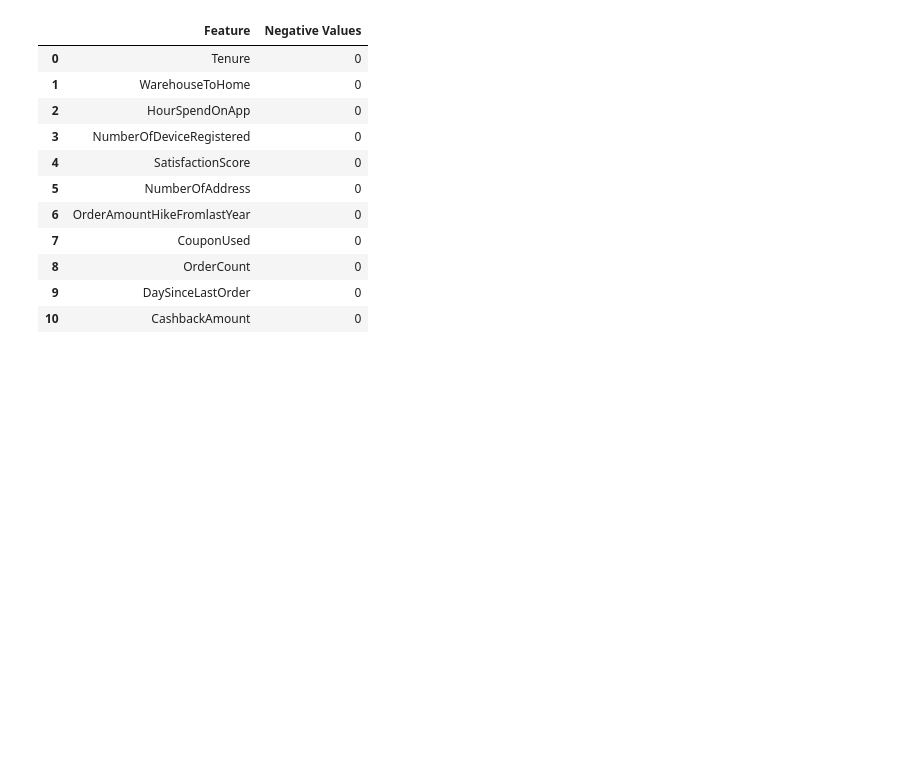
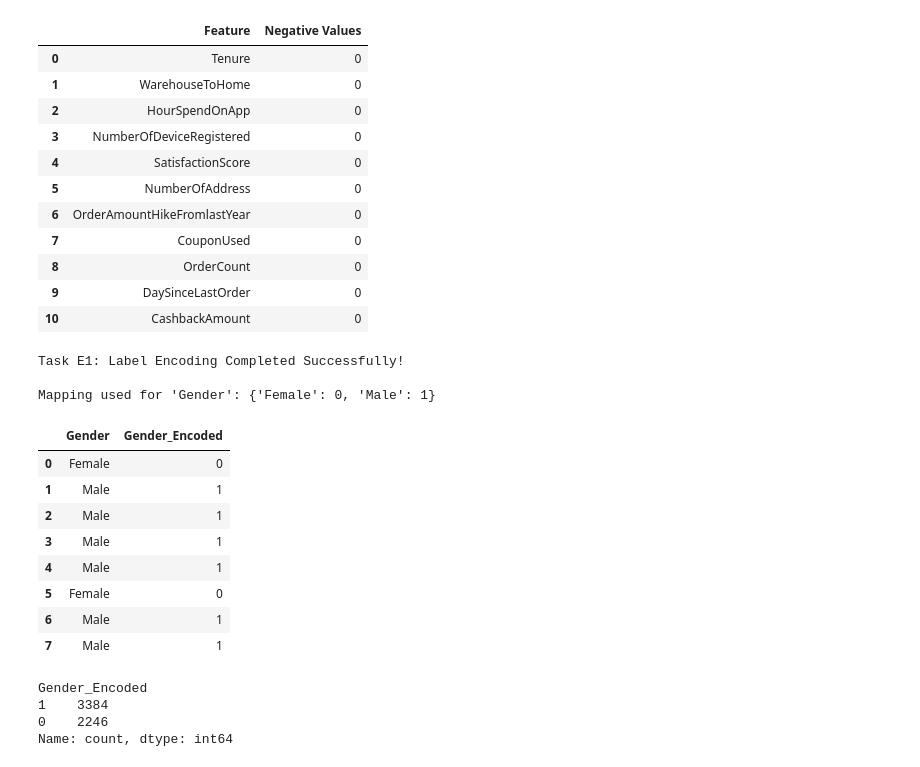
Before and after one commit to DrishtiNigam1928/CUSTOMER_CHURN, a Jupyter notebook: notebooks/main_analysis.ipynb, the cells around one changed output. Cells and saved outputs as stored; diff of their text form; code cells hidden in the pictures; blank space fills up the shorter version.

```diff
--- a/notebooks/main_analysis.ipynb
+++ b/notebooks/main_analysis.ipynb
@@ -439,3 +439,43 @@ pd.DataFrame(invalid_report)
 | 8 | OrderCount | 0 |
 | 9 | DaySinceLastOrder | 0 |
 | 10 | CashbackAmount | 0 |
+# %%
+# Task E1: Label Encoding for 'Gender'
+target_label_col="Gender"
+
+# Extracting unique values and sorting them for deterministic mapping
+unique_gender_vals = sorted(list(df_cleaned[target_label_col].dropna().unique()))
+
+# Creating mapping Dictionary
+gender_mapping = {val: i for i, val in enumerate(unique_gender_vals)}
+
+encoded_gender= [None]* len(df_cleaned)
+
+for idx, val in enumerate(df_cleaned[target_label_col]):
+  if pd.notna(val):
+    encoded_gender[idx]=gender_mapping.get(val)
+
+df_cleaned["Gender_Encoded"] = encoded_gender
+
+print("Task E1: Label Encoding Completed Successfully!\n")
+print(f"Mapping used for '{target_label_col}': {gender_mapping}\n")
+display(df_cleaned[[target_label_col, "Gender_Encoded"]].head(8))
+print("\n")
+print(df_cleaned["Gender_Encoded"].value_counts())
+# %% [output]
+Task E1: Label Encoding Completed Successfully!
+
+Mapping used for 'Gender': {'Female': 0, 'Male': 1}
+|  | Gender | Gender_Encoded |
+| 0 | Female | 0 |
+| 1 | Male | 1 |
+| 2 | Male | 1 |
+| 3 | Male | 1 |
+| 4 | Male | 1 |
+| 5 | Female | 0 |
+| 6 | Male | 1 |
+| 7 | Male | 1 |
+Gender_Encoded
+1    3384
+0    2246
+Name: count, dtype: int64
```
Also changed, not shown: parts of 3 cells of this notebook.
